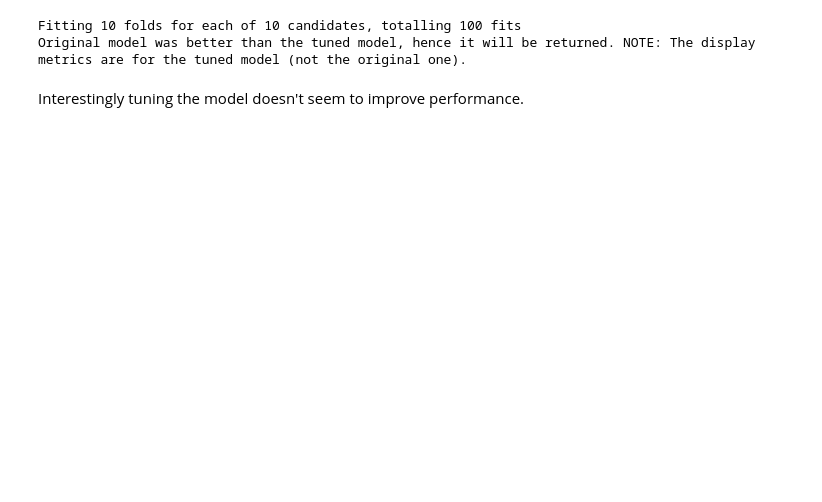
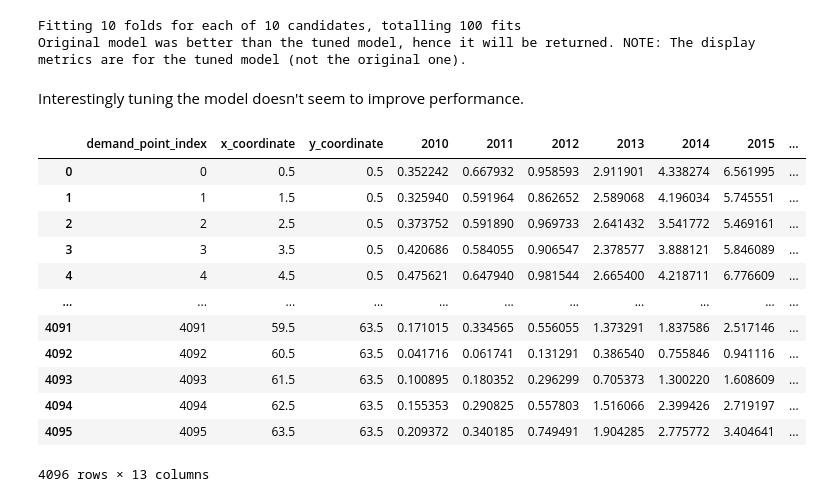
Before and after one commit to the-unbelievable-machine/shellhackathon, a Jupyter notebook: notebooks/demand_prediction_AM_v1.ipynb, the cells around one changed output. Drawn from its saved outputs; the diff is of its cells as text; code cells hidden in the pictures; blank space fills up the shorter version.

```diff
--- a/notebooks/demand_prediction_AM_v1.ipynb
+++ b/notebooks/demand_prediction_AM_v1.ipynb
@@ -118,6 +118,6 @@ With 8% MAPE we have reached an Very good value, see https://stephenallwright.co
 # %% [markdown]
 # TPOT
 # %%
-tpot = TPOTRegressor(generations=5, population_size=50, verbosity=2, random_state=42)
-tpot.fit(X_train, y_train)
-print(tpot.score(X_test, y_test))
+# tpot = TPOTRegressor(generations=5, population_size=50, verbosity=2, random_state=42)
+# tpot.fit(X_train, y_train)
+# print(tpot.score(X_test, y_test))
@@ -251,0 +241,21 @@ Interestingly tuning the model doesn't seem to improve performance.
+# %%
+reg = ExtraTreesRegressor().fit(X_train, y_train)
+# %%
+df_pred = df.copy()
+df_pred["2019"] = reg.predict(df.drop("2010", axis=1))
+# %%
+df_pred
+# %% [output]
+|  | demand_point_index | x_coordinate | y_coordinate | 2010 | 2011 | 2012 | 2013 | 2014 | 2015 | ... |
+| 0 | 0 | 0.5 | 0.5 | 0.352242 | 0.667932 | 0.958593 | 2.911901 | 4.338274 | 6.561995 | ... |
+| 1 | 1 | 1.5 | 0.5 | 0.325940 | 0.591964 | 0.862652 | 2.589068 | 4.196034 | 5.745551 | ... |
+| 2 | 2 | 2.5 | 0.5 | 0.373752 | 0.591890 | 0.969733 | 2.641432 | 3.541772 | 5.469161 | ... |
+| 3 | 3 | 3.5 | 0.5 | 0.420686 | 0.584055 | 0.906547 | 2.378577 | 3.888121 | 5.846089 | ... |
+| 4 | 4 | 4.5 | 0.5 | 0.475621 | 0.647940 | 0.981544 | 2.665400 | 4.218711 | 6.776609 | ... |
+| ... | ... | ... | ... | ... | ... | ... | ... | ... | ... | ... |
+| 4091 | 4091 | 59.5 | 63.5 | 0.171015 | 0.334565 | 0.556055 | 1.373291 | 1.837586 | 2.517146 | ... |
+| 4092 | 4092 | 60.5 | 63.5 | 0.041716 | 0.061741 | 0.131291 | 0.386540 | 0.755846 | 0.941116 | ... |
+| 4093 | 4093 | 61.5 | 63.5 | 0.100895 | 0.180352 | 0.296299 | 0.705373 | 1.300220 | 1.608609 | ... |
+| 4094 | 4094 | 62.5 | 63.5 | 0.155353 | 0.290825 | 0.557803 | 1.516066 | 2.399426 | 2.719197 | ... |
+| 4095 | 4095 | 63.5 | 63.5 | 0.209372 | 0.340185 | 0.749491 | 1.904285 | 2.775772 | 3.404641 | ... |
+4096 rows × 13 columns
```
Also changed, not shown: parts of 10 cells of this notebook, 10 other files.
